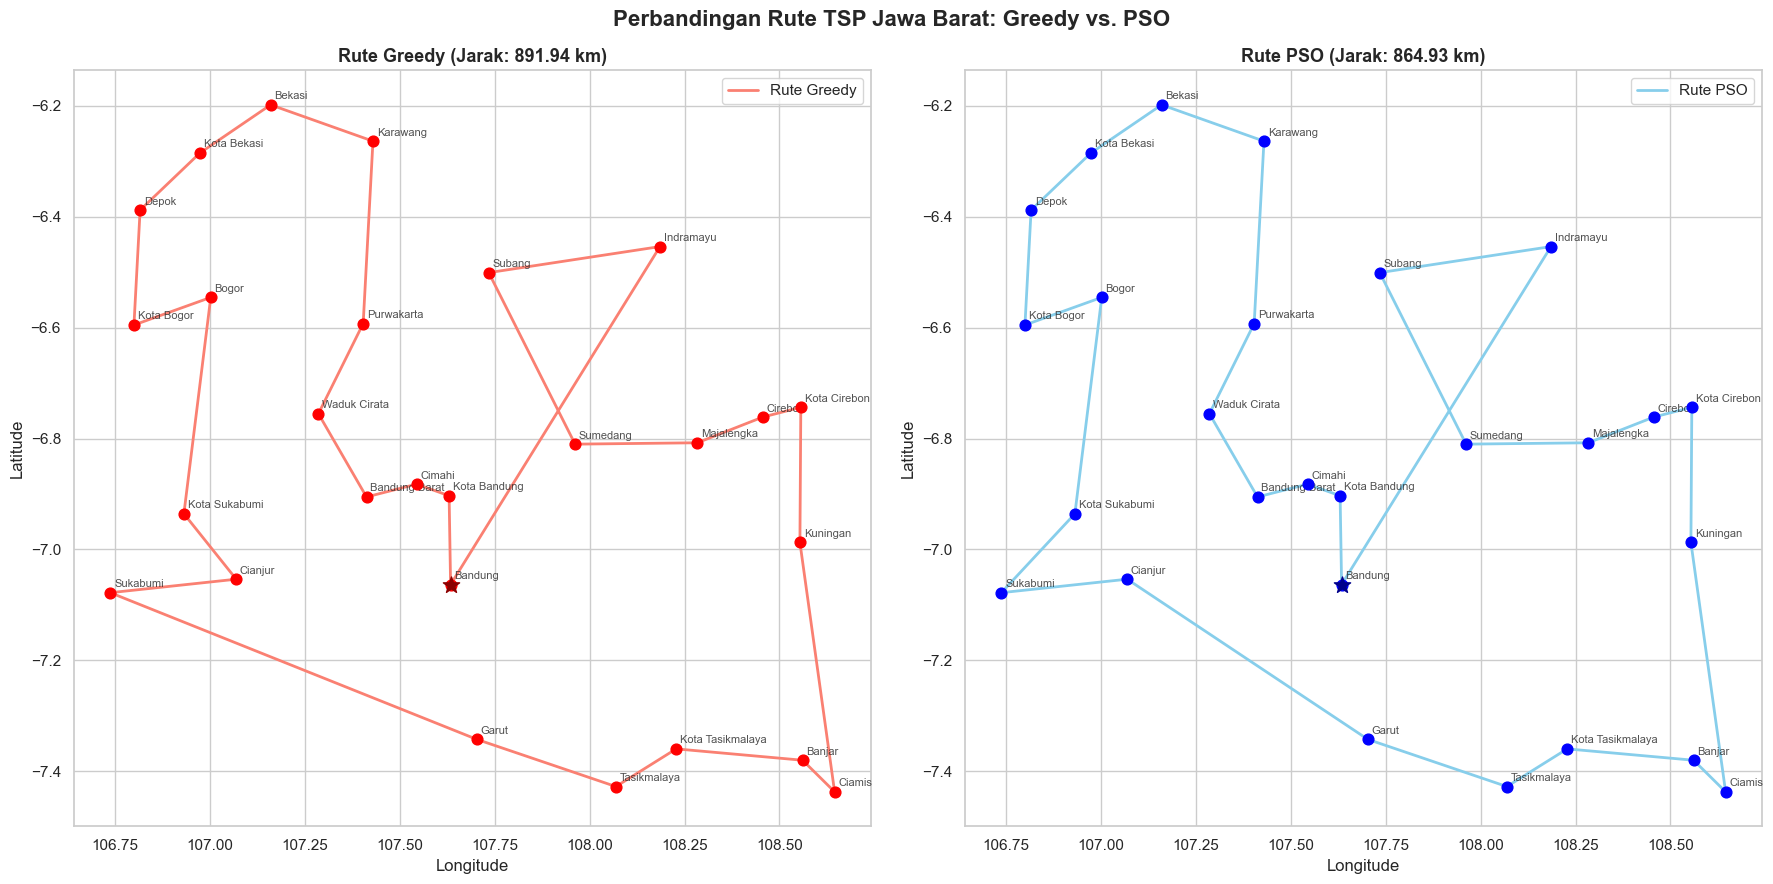
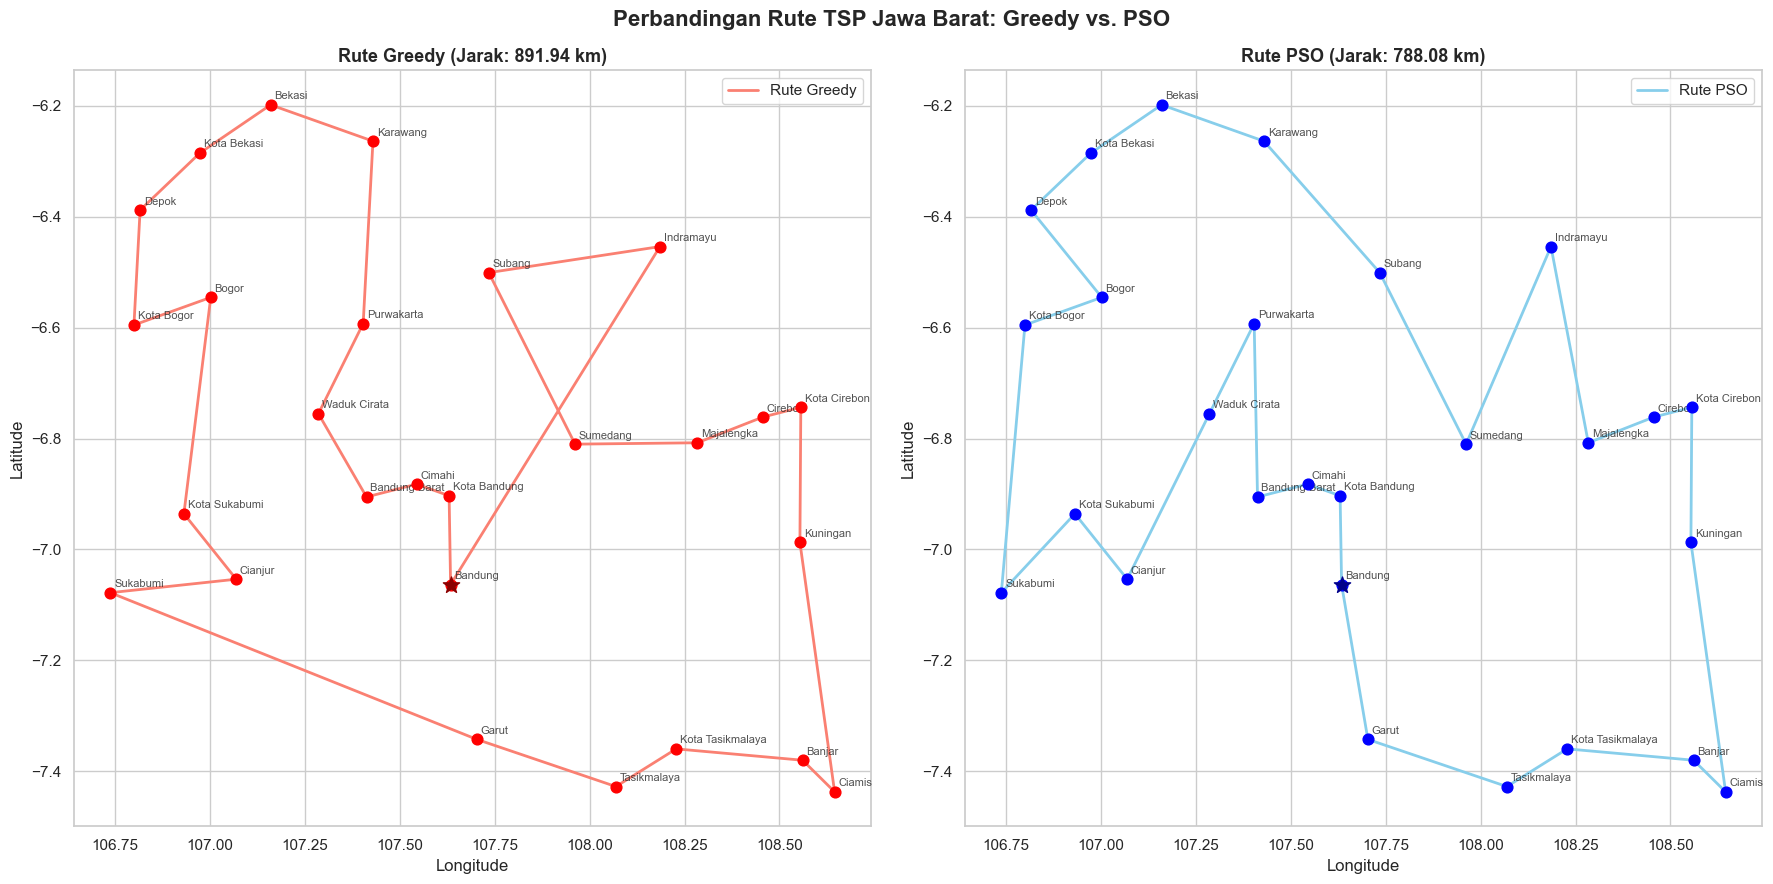
Unified diff of the notebook cell whose output changed from the first chart to the second:
--- before
+++ after
@@ -1,3 +1,2 @@
-# 2. Plot Perbandingan Peta Rute
 fig, (ax1, ax2) = plt.subplots(1, 2, figsize=(18, 9))
 
@@ -30,3 +29,4 @@
 plt.suptitle('Perbandingan Rute TSP Jawa Barat: Greedy vs. PSO', fontsize=16, fontweight='bold')
 plt.tight_layout()
+plt.savefig('out/02_perbandingan_rute_greedy_vs_pso.png', dpi=150, bbox_inches='tight')
 plt.show()

Commit: selaraskan angka hasil eksperimen dengan output notebook terbaru